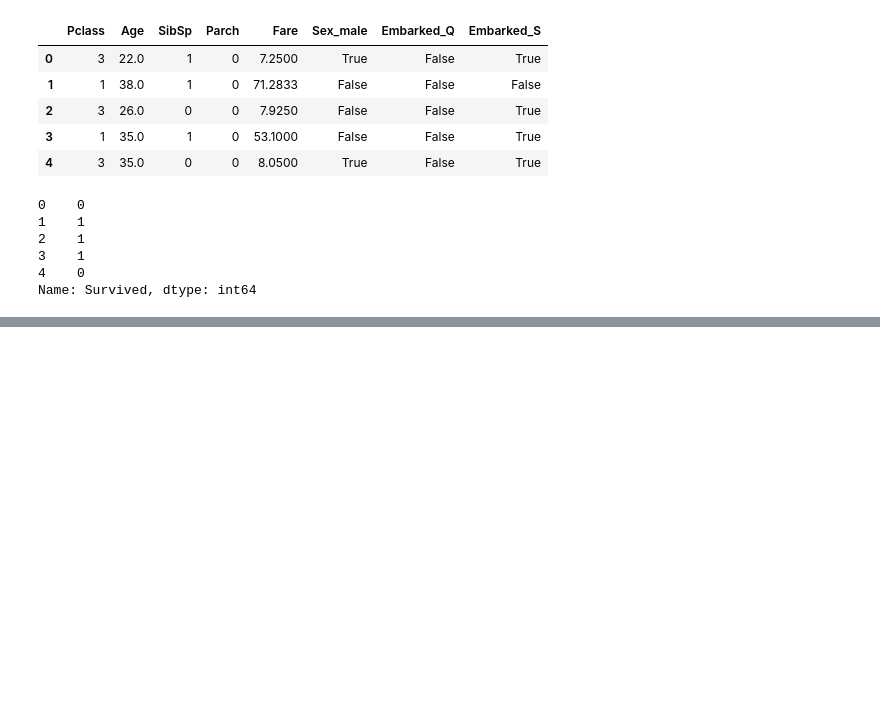
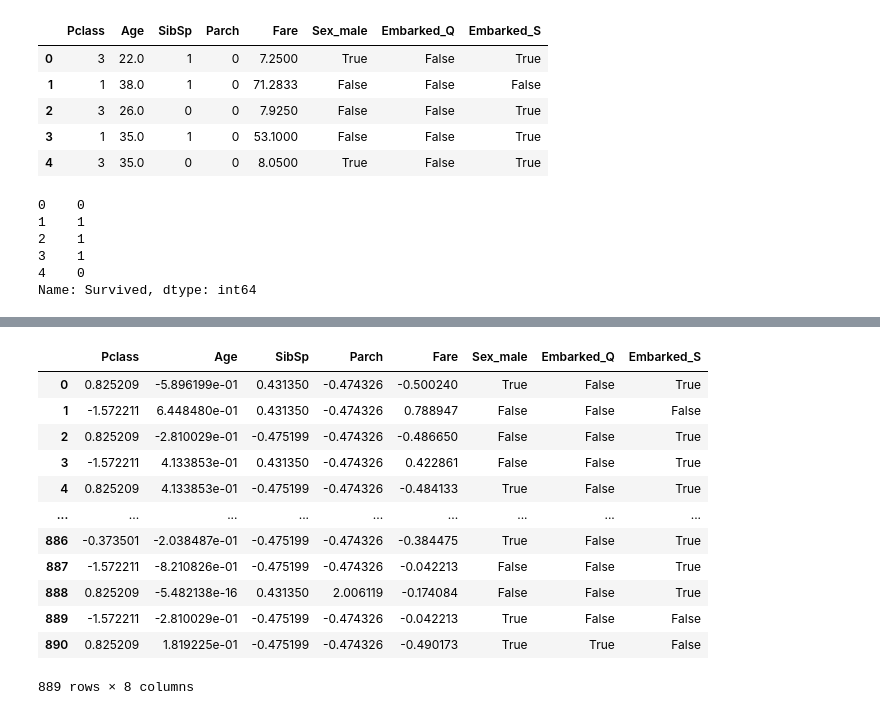
Before and after one commit to Adithyan-mp/ML-Basic-Projects, a Jupyter notebook: Logistic Regression/program.ipynb, the cells around one changed output, grey strips where cells are left out. Drawn from its saved outputs; the diff is of its cells as text; code cells hidden in the pictures; blank space fills up the shorter version.

```diff
--- a/Logistic Regression/program.ipynb
+++ b/Logistic Regression/program.ipynb
@@ -124,14 +124,0 @@ data.describe()
-# %%
-X_numerical = X[['Pclass', 'Age', 'SibSp', 'Parch', 'Fare']]
-
-# Selecting other columns
-X_categorical = X[['Sex_male', 'Embarked_Q', 'Embarked_S']]
-
-# Normalizing numerical features
-scalar = StandardScaler()
-X_numerical_norm = scalar.fit_transform(X_numerical)
-X_numerical_norm = pd.DataFrame(X_numerical_norm, columns=['Pclass', 'Age', 'SibSp', 'Parch', 'Fare'])
-
-# Joining normalized numerical features and other columns
-X_processed = X_numerical_norm.join(X_categorical)
-X_processed.head()
@@ -144,0 +125,4 @@ X_processed.head()
+# %%
+columns=["Pclass","Age","SibSp","Parch","Fare"]
+X_Norm=X
+X_Norm[columns]=scalar.fit_transform(X[columns])
@@ -144,0 +141,16 @@ X_processed.head()
+# %%
+X_Norm
+# %% [output]
+|  | Pclass | Age | SibSp | Parch | Fare | Sex_male | Embarked_Q | Embarked_S |
+| 0 | 0.825209 | -5.896199e-01 | 0.431350 | -0.474326 | -0.500240 | True | False | True |
+| 1 | -1.572211 | 6.448480e-01 | 0.431350 | -0.474326 | 0.788947 | False | False | False |
+| 2 | 0.825209 | -2.810029e-01 | -0.475199 | -0.474326 | -0.486650 | False | False | True |
+| 3 | -1.572211 | 4.133853e-01 | 0.431350 | -0.474326 | 0.422861 | False | False | True |
+| 4 | 0.825209 | 4.133853e-01 | -0.475199 | -0.474326 | -0.484133 | True | False | True |
+| ... | ... | ... | ... | ... | ... | ... | ... | ... |
+| 886 | -0.373501 | -2.038487e-01 | -0.475199 | -0.474326 | -0.384475 | True | False | True |
+| 887 | -1.572211 | -8.210826e-01 | -0.475199 | -0.474326 | -0.042213 | False | False | True |
+| 888 | 0.825209 | -5.482138e-16 | 0.431350 | 2.006119 | -0.174084 | False | False | True |
+| 889 | -1.572211 | -2.810029e-01 | -0.475199 | -0.474326 | -0.042213 | True | False | False |
+| 890 | 0.825209 | 1.819225e-01 | -0.475199 | -0.474326 | -0.490173 | True | True | False |
+889 rows × 8 columns
```
Also changed, not shown: parts of 14 cells of this notebook, 1 other file.
